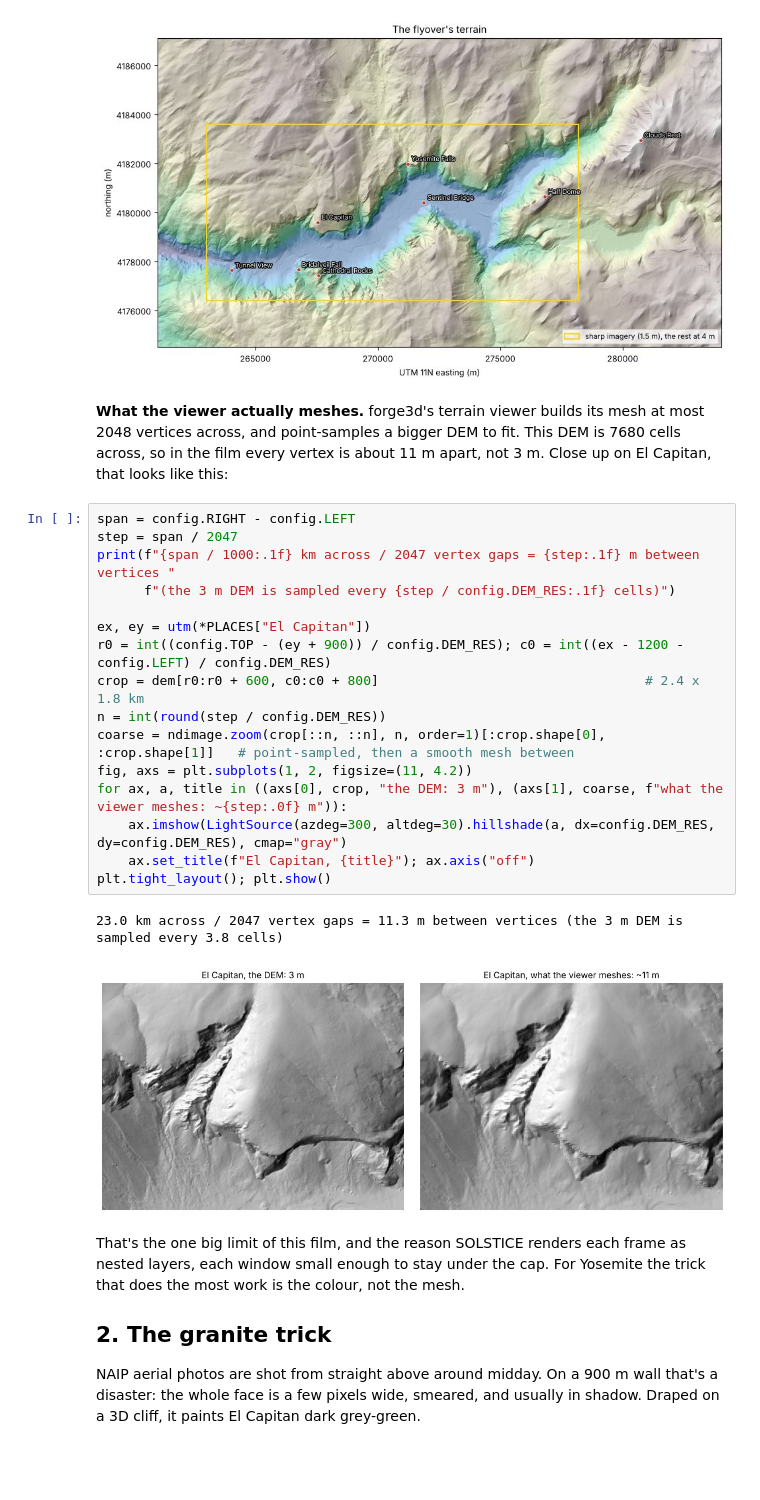
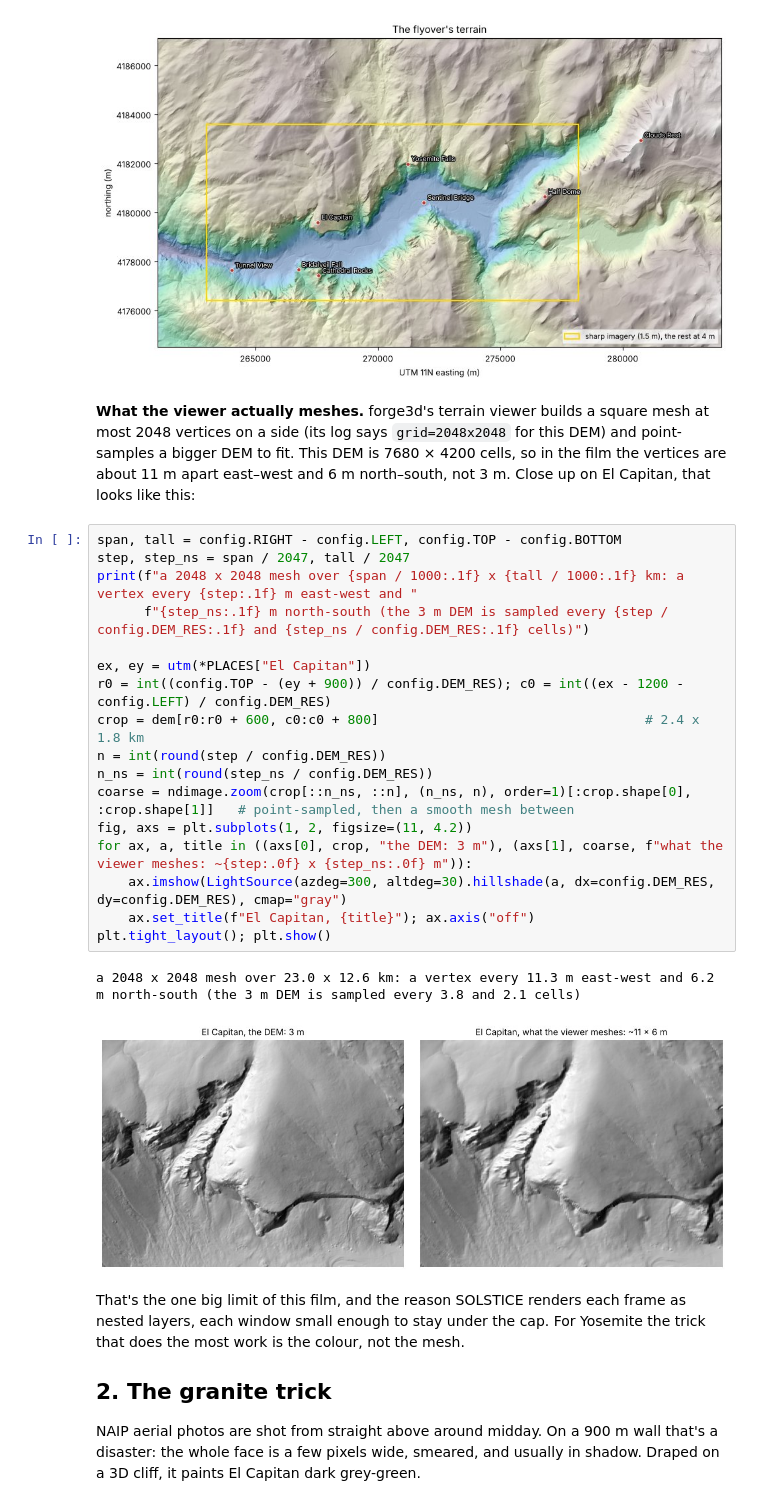
Before and after one commit to bdgroves/yosemite-flyover, a Jupyter notebook: notebooks/yosemite.ipynb, the cells around one changed output. Cells and saved outputs as stored; diff of their text form; blank space fills up the shorter version.

```diff
--- a/notebooks/yosemite.ipynb
+++ b/notebooks/yosemite.ipynb
@@ -86,26 +86,27 @@ plt.show()
 DEM 7680 x 4200 cells at 3 m = 23.0 x 12.6 km, 1042-3026 m
 [figure]
 # %% [markdown]
-**What the viewer actually meshes.** forge3d's terrain viewer builds its mesh at most 2048 vertices across, and point-samples a bigger DEM to fit. This DEM is 7680 cells across, so in the film every vertex is about 11 m apart, not 3 m. Close up on El Capitan, that looks like this:
+**What the viewer actually meshes.** forge3d's terrain viewer builds a square mesh at most 2048 vertices on a side (its log says `grid=2048x2048` for this DEM) and point-samples a bigger DEM to fit. This DEM is 7680 × 4200 cells, so in the film the vertices are about 11 m apart east–west and 6 m north–south, not 3 m. Close up on El Capitan, that looks like this:
 # %%
-span = config.RIGHT - config.LEFT
-step = span / 2047
-print(f"{span / 1000:.1f} km across / 2047 vertex gaps = {step:.1f} m between vertices "
-      f"(the 3 m DEM is sampled every {step / config.DEM_RES:.1f} cells)")
+span, tall = config.RIGHT - config.LEFT, config.TOP - config.BOTTOM
+step, step_ns = span / 2047, tall / 2047
+print(f"a 2048 x 2048 mesh over {span / 1000:.1f} x {tall / 1000:.1f} km: a vertex every {step:.1f} m east-west and "
+      f"{step_ns:.1f} m north-south (the 3 m DEM is sampled every {step / config.DEM_RES:.1f} and {step_ns / config.DEM_RES:.1f} cells)")
 
 ex, ey = utm(*PLACES["El Capitan"])
 r0 = int((config.TOP - (ey + 900)) / config.DEM_RES); c0 = int((ex - 1200 - config.LEFT) / config.DEM_RES)
 crop = dem[r0:r0 + 600, c0:c0 + 800]                                  # 2.4 x 1.8 km
 n = int(round(step / config.DEM_RES))
-coarse = ndimage.zoom(crop[::n, ::n], n, order=1)[:crop.shape[0], :crop.shape[1]]   # point-sampled, then a smooth mesh between
+n_ns = int(round(step_ns / config.DEM_RES))
+coarse = ndimage.zoom(crop[::n_ns, ::n], (n_ns, n), order=1)[:crop.shape[0], :crop.shape[1]]   # point-sampled, then a smooth mesh between
 fig, axs = plt.subplots(1, 2, figsize=(11, 4.2))
-for ax, a, title in ((axs[0], crop, "the DEM: 3 m"), (axs[1], coarse, f"what the viewer meshes: ~{step:.0f} m")):
+for ax, a, title in ((axs[0], crop, "the DEM: 3 m"), (axs[1], coarse, f"what the viewer meshes: ~{step:.0f} x {step_ns:.0f} m")):
     ax.imshow(LightSource(azdeg=300, altdeg=30).hillshade(a, dx=config.DEM_RES, dy=config.DEM_RES), cmap="gray")
     ax.set_title(f"El Capitan, {title}"); ax.axis("off")
 plt.tight_layout(); plt.show()
 # %% [output]
-23.0 km across / 2047 vertex gaps = 11.3 m between vertices (the 3 m DEM is sampled every 3.8 cells)
+a 2048 x 2048 mesh over 23.0 x 12.6 km: a vertex every 11.3 m east-west and 6.2 m north-south (the 3 m DEM is sampled every 3.8 and 2.1 cells)
-[figure, old version]
+[figure, new version]
 # %% [markdown]
 That's the one big limit of this film, and the reason SOLSTICE renders each frame as nested layers, each window small enough to stay under the cap. For Yosemite the trick that does the most work is the colour, not the mesh.
 
```
Also changed, not shown: parts of 1 cell of this notebook, 1 other file.
